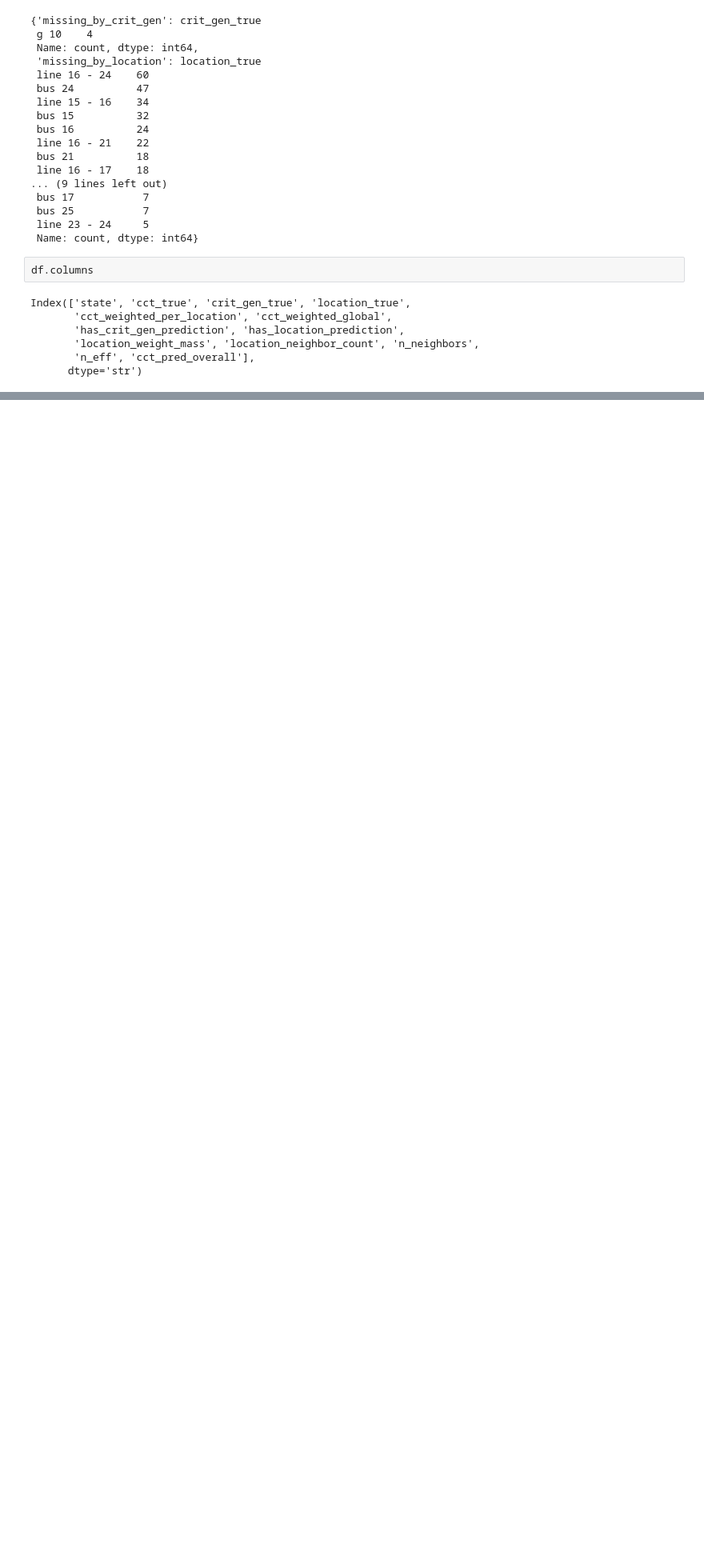
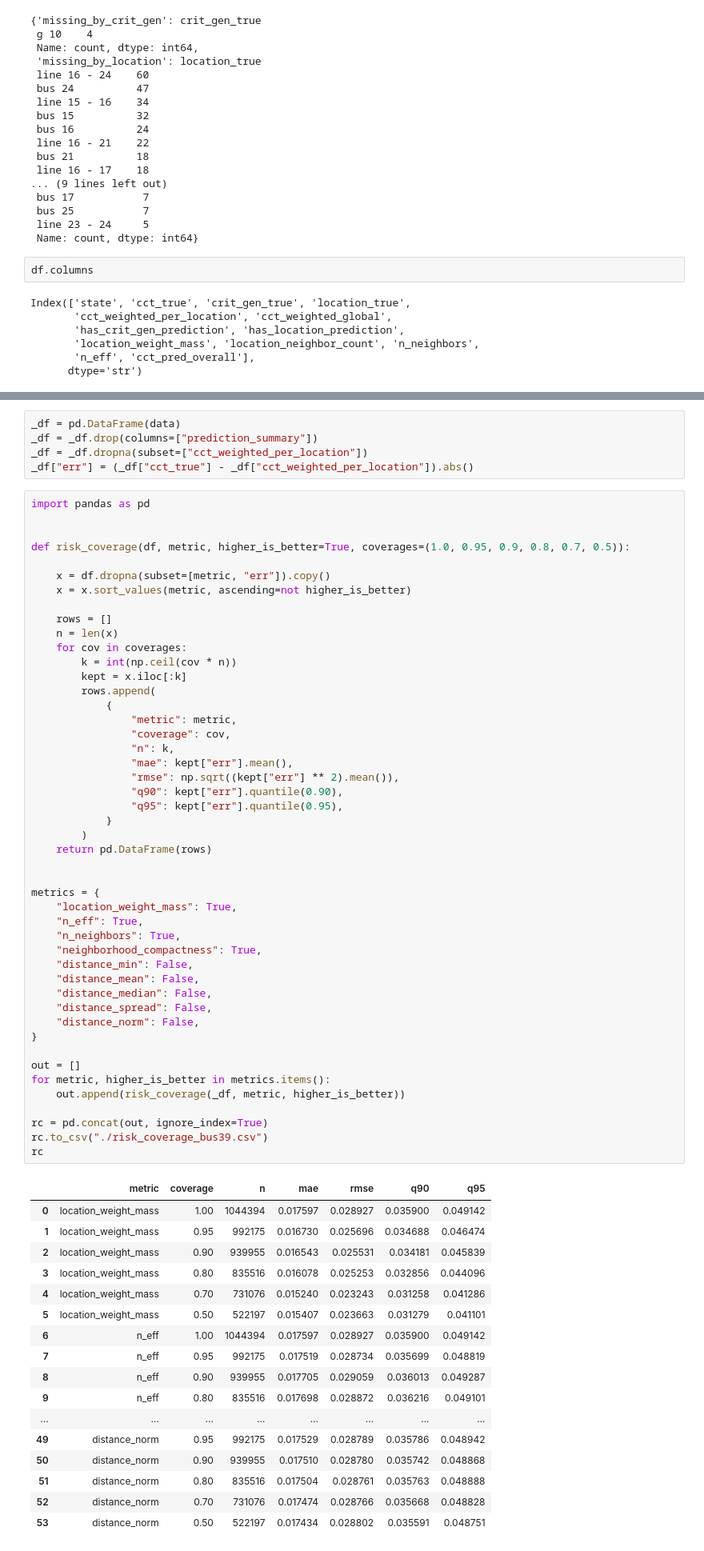
Before and after one commit to sensorlab/AI-ASSIST, a Jupyter notebook: reports/30_benchmark_results_analysis.ipynb, the cells around one changed output, grey strips where cells are left out. Shown at 80% size. Saved outputs shown, nothing was run; the diff lists cells and outputs as text; blank space fills up the shorter version.

```diff
--- a/reports/30_benchmark_results_analysis.ipynb
+++ b/reports/30_benchmark_results_analysis.ipynb
@@ -283,0 +354,70 @@ np.float64(-0.03475756988681143)
+# %%
+_df = pd.DataFrame(data)
+_df = _df.drop(columns=["prediction_summary"])
+_df = _df.dropna(subset=["cct_weighted_per_location"])
+_df["err"] = (_df["cct_true"] - _df["cct_weighted_per_location"]).abs()
+# %%
+import pandas as pd
+
+
+def risk_coverage(df, metric, higher_is_better=True, coverages=(1.0, 0.95, 0.9, 0.8, 0.7, 0.5)):
+
+    x = df.dropna(subset=[metric, "err"]).copy()
+    x = x.sort_values(metric, ascending=not higher_is_better)
+
+    rows = []
+    n = len(x)
+    for cov in coverages:
+        k = int(np.ceil(cov * n))
+        kept = x.iloc[:k]
+        rows.append(
+            {
+                "metric": metric,
+                "coverage": cov,
+                "n": k,
+                "mae": kept["err"].mean(),
+                "rmse": np.sqrt((kept["err"] ** 2).mean()),
+                "q90": kept["err"].quantile(0.90),
+                "q95": kept["err"].quantile(0.95),
+            }
+        )
+    return pd.DataFrame(rows)
+
+
+metrics = {
+    "location_weight_mass": True,
+    "n_eff": True,
+    "n_neighbors": True,
+    "neighborhood_compactness": True,
+    "distance_min": False,
+    "distance_mean": False,
+    "distance_median": False,
+    "distance_spread": False,
+    "distance_norm": False,
+}
+
+out = []
+for metric, higher_is_better in metrics.items():
+    out.append(risk_coverage(_df, metric, higher_is_better))
+
+rc = pd.concat(out, ignore_index=True)
+rc.to_csv("./risk_coverage_bus39.csv")
+rc
+# %% [output]
+|  | metric | coverage | n | mae | rmse | q90 | q95 |
+| 0 | location_weight_mass | 1.00 | 1044394 | 0.017597 | 0.028927 | 0.035900 | 0.049142 |
+| 1 | location_weight_mass | 0.95 | 992175 | 0.016730 | 0.025696 | 0.034688 | 0.046474 |
+| 2 | location_weight_mass | 0.90 | 939955 | 0.016543 | 0.025531 | 0.034181 | 0.045839 |
+| 3 | location_weight_mass | 0.80 | 835516 | 0.016078 | 0.025253 | 0.032856 | 0.044096 |
+| 4 | location_weight_mass | 0.70 | 731076 | 0.015240 | 0.023243 | 0.031258 | 0.041286 |
+| 5 | location_weight_mass | 0.50 | 522197 | 0.015407 | 0.023663 | 0.031279 | 0.041101 |
+| 6 | n_eff | 1.00 | 1044394 | 0.017597 | 0.028927 | 0.035900 | 0.049142 |
+| 7 | n_eff | 0.95 | 992175 | 0.017519 | 0.028734 | 0.035699 | 0.048819 |
+| 8 | n_eff | 0.90 | 939955 | 0.017705 | 0.029059 | 0.036013 | 0.049287 |
+| 9 | n_eff | 0.80 | 835516 | 0.017698 | 0.028872 | 0.036216 | 0.049101 |
+| ... | ... | ... | ... | ... | ... | ... | ... |
+| 49 | distance_norm | 0.95 | 992175 | 0.017529 | 0.028789 | 0.035786 | 0.048942 |
+| 50 | distance_norm | 0.90 | 939955 | 0.017510 | 0.028780 | 0.035742 | 0.048868 |
+| 51 | distance_norm | 0.80 | 835516 | 0.017504 | 0.028761 | 0.035763 | 0.048888 |
+| 52 | distance_norm | 0.70 | 731076 | 0.017474 | 0.028766 | 0.035668 | 0.048828 |
+| 53 | distance_norm | 0.50 | 522197 | 0.017434 | 0.028802 | 0.035591 | 0.048751 |
```
Also changed, not shown: parts of 19 cells of this notebook, 1 other file.
